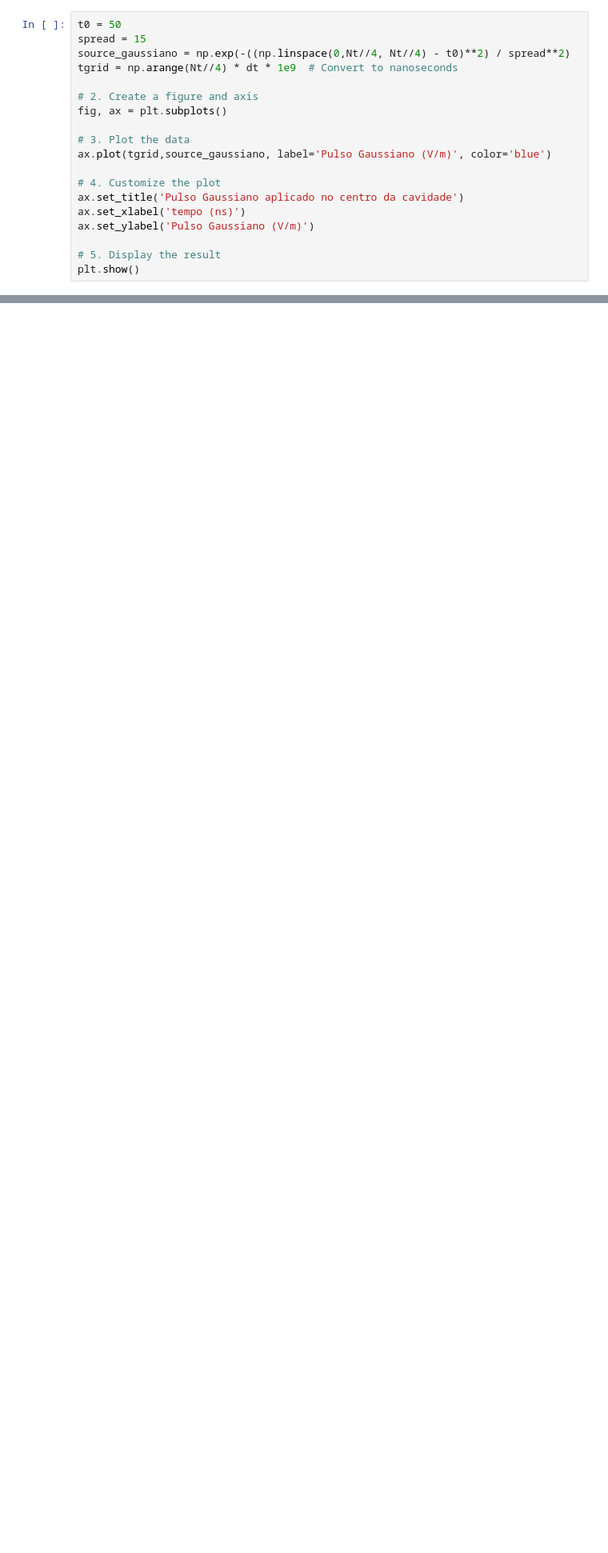
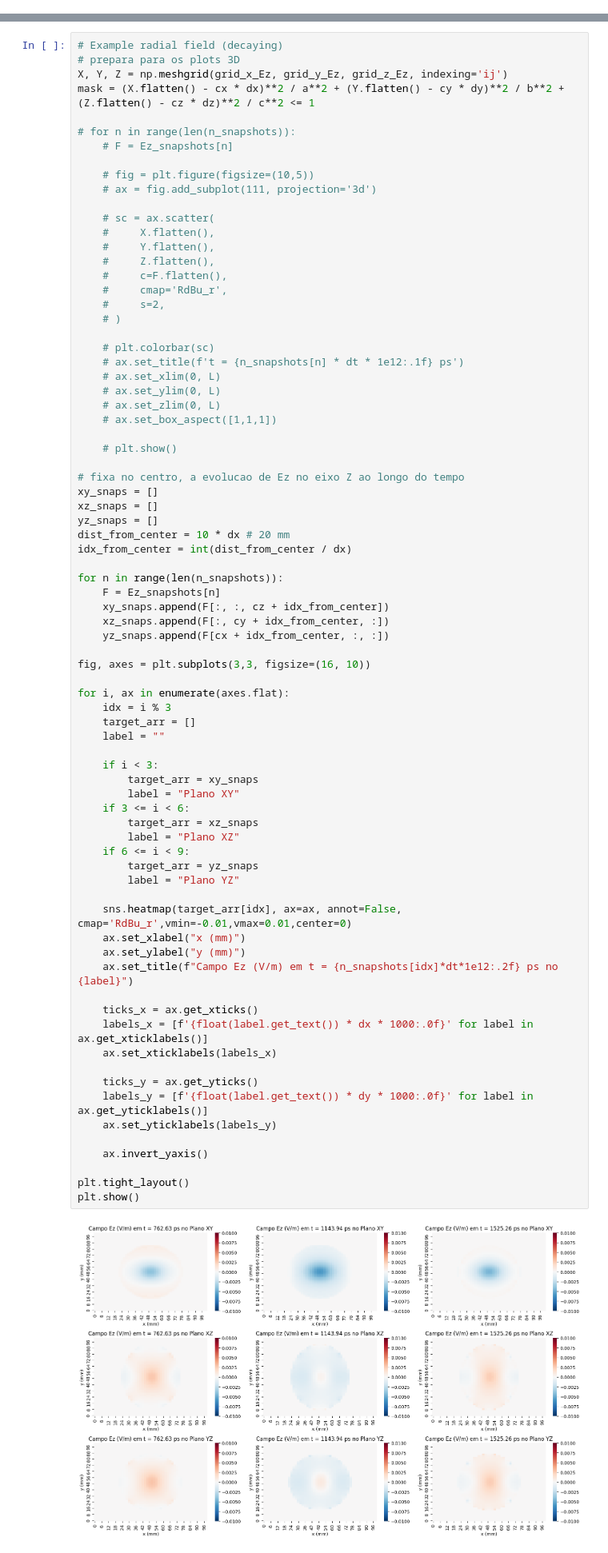
Before and after one commit to RaphaelLeivas/eletrocomp-2026-1, a Jupyter notebook: notebooks/lista3/lista3_q4.ipynb, the cells around one changed output, grey strips where cells are left out. Shown at 80% size. Saved outputs shown, nothing was run; the diff lists cells and outputs as text; blank space fills up the shorter version.

```diff
--- a/notebooks/lista3/lista3_q4.ipynb
+++ b/notebooks/lista3/lista3_q4.ipynb
@@ -177,19 +175,0 @@ array([[0., 0., 0., ..., 0., 0., 0.],
-# %%
-t0 = 50
-spread = 15
-source_gaussiano = np.exp(-((np.linspace(0,Nt//4, Nt//4) - t0)**2) / spread**2)
-tgrid = np.arange(Nt//4) * dt * 1e9  # Convert to nanoseconds
-
-# 2. Create a figure and axis
-fig, ax = plt.subplots()
-
-# 3. Plot the data
-ax.plot(tgrid,source_gaussiano, label='Pulso Gaussiano (V/m)', color='blue')
-
-# 4. Customize the plot
-ax.set_title('Pulso Gaussiano aplicado no centro da cavidade')
-ax.set_xlabel('tempo (ns)')
-ax.set_ylabel('Pulso Gaussiano (V/m)')
-
-# 5. Display the result
-plt.show()
@@ -197,0 +176,79 @@ plt.show()
+# %%
+# Example radial field (decaying)
+# prepara para os plots 3D
+X, Y, Z = np.meshgrid(grid_x_Ez, grid_y_Ez, grid_z_Ez, indexing='ij')
+mask = (X.flatten() - cx * dx)**2 / a**2 + (Y.flatten() - cy * dy)**2 / b**2 + (Z.flatten() - cz * dz)**2 / c**2 <= 1
+
+# for n in range(len(n_snapshots)):
+    # F = Ez_snapshots[n]
+
+    # fig = plt.figure(figsize=(10,5))
+    # ax = fig.add_subplot(111, projection='3d')
+
+    # sc = ax.scatter(
+    #     X.flatten(),
+    #     Y.flatten(),
+    #     Z.flatten(),
+    #     c=F.flatten(),
+    #     cmap='RdBu_r',
+    #     s=2,
+    # )
+
+    # plt.colorbar(sc)
+    # ax.set_title(f't = {n_snapshots[n] * dt * 1e12:.1f} ps')
+    # ax.set_xlim(0, L)
+    # ax.set_ylim(0, L)
+    # ax.set_zlim(0, L)
+    # ax.set_box_aspect([1,1,1])
+
+    # plt.show()
+
+# fixa no centro, a evolucao de Ez no eixo Z ao longo do tempo
+xy_snaps = []
+xz_snaps = []
+yz_snaps = []
+dist_from_center = 10 * dx # 20 mm
+idx_from_center = int(dist_from_center / dx)
+
+for n in range(len(n_snapshots)):
+    F = Ez_snapshots[n]
+    xy_snaps.append(F[:, :, cz + idx_from_center])
+    xz_snaps.append(F[:, cy + idx_from_center, :])
+    yz_snaps.append(F[cx + idx_from_center, :, :])
+
+fig, axes = plt.subplots(3,3, figsize=(16, 10))
+
+for i, ax in enumerate(axes.flat):
+    idx = i % 3
+    target_arr = []
+    label = ""
+
+    if i < 3:
+        target_arr = xy_snaps
+        label = "Plano XY"
+    if 3 <= i < 6:
+        target_arr = xz_snaps
+        label = "Plano XZ"
+    if 6 <= i < 9:
+        target_arr = yz_snaps
+        label = "Plano YZ"
+
+    sns.heatmap(target_arr[idx], ax=ax, annot=False, cmap='RdBu_r',vmin=-0.01,vmax=0.01,center=0)
+    ax.set_xlabel("x (mm)")
+    ax.set_ylabel("y (mm)")
+    ax.set_title(f"Campo Ez (V/m) em t = {n_snapshots[idx]*dt*1e12:.2f} ps no {label}")
+
+    ticks_x = ax.get_xticks()
+    labels_x = [f'{float(label.get_text()) * dx * 1000:.0f}' for label in ax.get_xticklabels()]
+    ax.set_xticklabels(labels_x)
+
+    ticks_y = ax.get_yticks()
+    labels_y = [f'{float(label.get_text()) * dy * 1000:.0f}' for label in ax.get_yticklabels()]
+    ax.set_yticklabels(labels_y)
+
+    ax.invert_yaxis()
+
+plt.tight_layout()
+plt.show()
+# %% [output]
+[figure, added]
```
Also changed, not shown: parts of 8 cells of this notebook, 1 other file.
